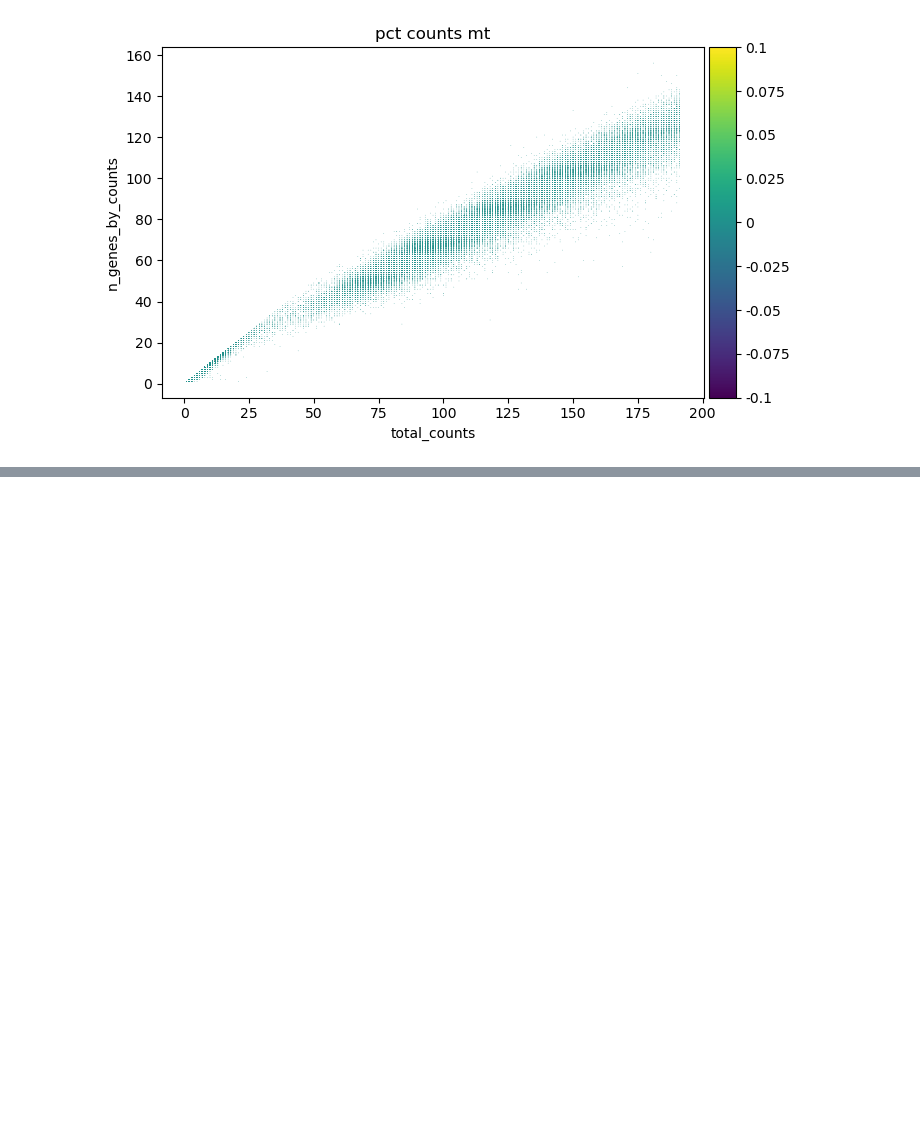
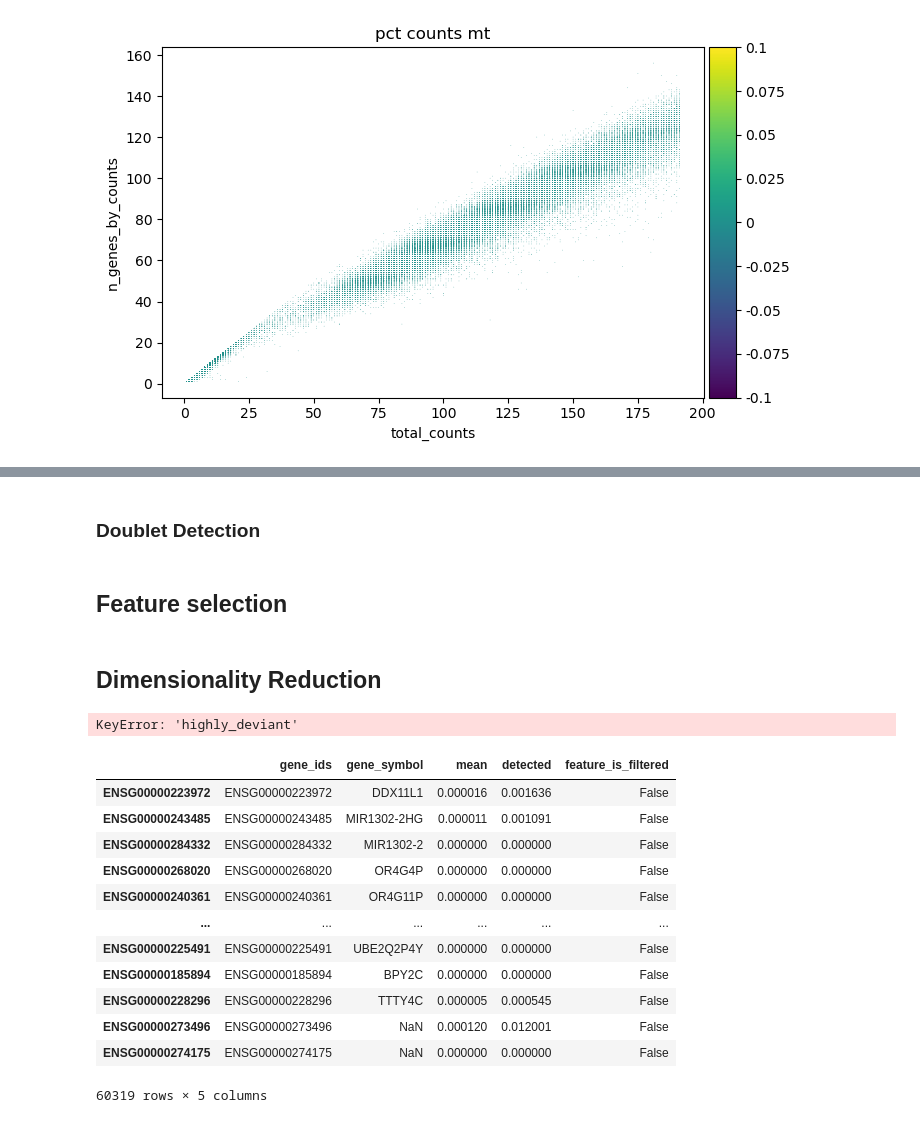
Before and after one commit to code-tortoise/sc-explorations, a Jupyter notebook: scripts/rep-preprocess.ipynb, the cells around one changed output, grey strips where cells are left out. Saved outputs shown, nothing was run; the diff lists cells and outputs as text; code cells hidden in the pictures; blank space fills up the shorter version.

```diff
--- a/scripts/rep-preprocess.ipynb
+++ b/scripts/rep-preprocess.ipynb
@@ -174,0 +181,28 @@ p1 = sc.pl.scatter(anndata, "total_counts", "n_genes_by_counts", color="pct_coun
+# %% [markdown]
+### Doublet Detection
+# %% [markdown]
+## Feature selection
+# %% [markdown]
+## Dimensionality Reduction
+# %%
+# setting highly variable as highly deviant to use scanpy 'use_highly_variable' argument in sc.pp.pca
+anndata.var["highly_variable"] = anndata.var["highly_deviant"]
+sc.pp.pca(anndata, svd_solver="arpack", mask_var="highly_variable")
+# %% [output]
+KeyError: 'highly_deviant'
+# %%
+anndata.var
+# %% [output]
+|  | gene_ids | gene_symbol | mean | detected | feature_is_filtered |
+| ENSG00000223972 | ENSG00000223972 | DDX11L1 | 0.000016 | 0.001636 | False |
+| ENSG00000243485 | ENSG00000243485 | MIR1302-2HG | 0.000011 | 0.001091 | False |
+| ENSG00000284332 | ENSG00000284332 | MIR1302-2 | 0.000000 | 0.000000 | False |
+| ENSG00000268020 | ENSG00000268020 | OR4G4P | 0.000000 | 0.000000 | False |
+| ENSG00000240361 | ENSG00000240361 | OR4G11P | 0.000000 | 0.000000 | False |
+| ... | ... | ... | ... | ... | ... |
+| ENSG00000225491 | ENSG00000225491 | UBE2Q2P4Y | 0.000000 | 0.000000 | False |
+| ENSG00000185894 | ENSG00000185894 | BPY2C | 0.000000 | 0.000000 | False |
+| ENSG00000228296 | ENSG00000228296 | TTTY4C | 0.000005 | 0.000545 | False |
+| ENSG00000273496 | ENSG00000273496 | NaN | 0.000120 | 0.012001 | False |
+| ENSG00000274175 | ENSG00000274175 | NaN | 0.000000 | 0.000000 | False |
+60319 rows × 5 columns
```
Also changed, not shown: parts of 8 cells of this notebook.
